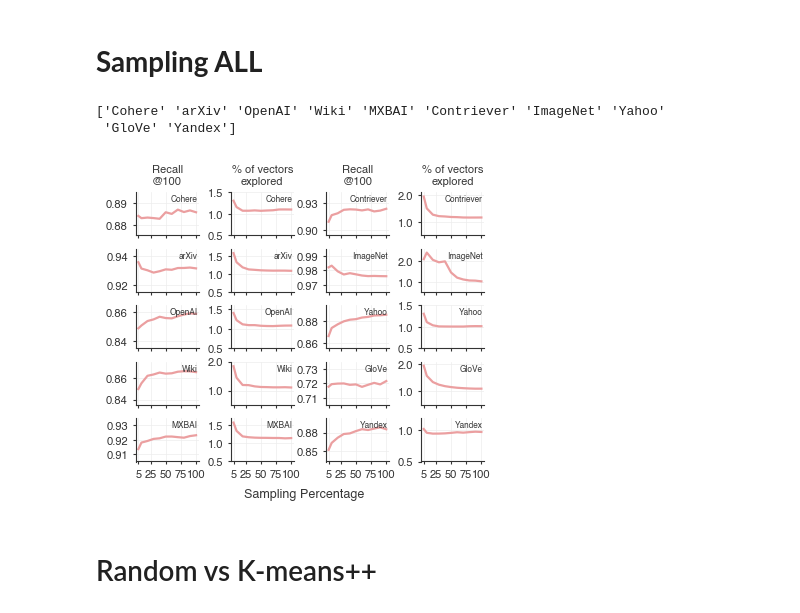
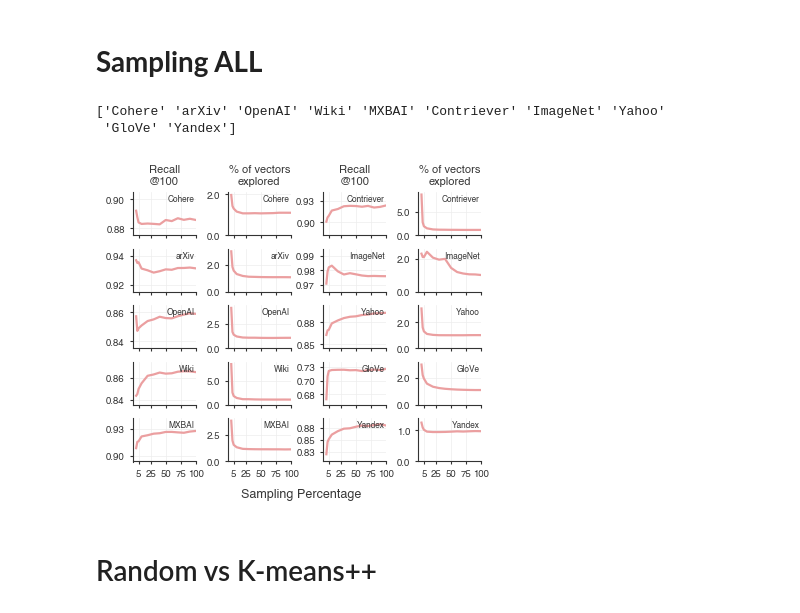
Before and after one commit to lkuffo/SuperKMeans, a Jupyter notebook: benchmarks/results/plotter_sampling.ipynb, the cells around one changed output. Cells and saved outputs as stored; diff of their text form; code cells hidden in the pictures.

```diff
--- a/benchmarks/results/plotter_sampling.ipynb
+++ b/benchmarks/results/plotter_sampling.ipynb
@@ -325,7 +325,7 @@ print(datasets_local)
 for i, dataset in enumerate(datasets_local):
     ax1 = axes[i][0]
     ax2 = axes[i][1]
-    df_dataset = df_to_plot[df_to_plot['dataset'] == dataset]
+    df_dataset = df_to_plot[(df_to_plot['dataset'] == dataset) & (df_to_plot['sampling_fraction'] >= 1) & (~df_to_plot['sampling_fraction'].isin([2, 4]))]
     sns.lineplot(
         data=df_dataset,
         x="sampling_fraction",
@@ -408,49 +408,71 @@ for i, dataset in enumerate(datasets_local):
 
     ax1.tick_params(axis='both', colors=tick_fonts_color)
     ax1.tick_params(axis='both', length=2, color=tick_fonts_color)
     ax2.tick_params(axis='both', colors=tick_fonts_color)
     ax2.tick_params(axis='both', length=2, color=tick_fonts_color)
 
-    if i == 4 or i == 9:
-        ax1.set_xticks([5, 25, 50, 75, 100], labels=['5', '25', '50', '75', '100'])
-        ax2.set_xticks([5, 25, 50, 75, 100], labels=['5', '25', '50', '75', '100'])
-        # ax1.set_xlabel('Sampling Percentage', fontdict={"size": 9}, color=font_color)
-        # ax2.set_xlabel('Sampling Percentage', fontdict={"size": 9}, color=font_color)
-        ax2.set_xlabel('')
-        ax1.set_xlabel('')
+    use_log = False
+
+    if use_log:
+        ax1.set_xscale('log')
+        ax2.set_xscale('log')
+        if i == 4 or i == 9:
+            ax1.set_xticks([0.1, 1, 10, 100], labels=['0.1', '1', '10', '100'])
+            ax2.set_xticks([0.1, 1, 10, 100], labels=['0.1', '1', '10', '100'])
+            # ax1.set_xlabel('Sampling Percentage', fontdict={"size": 9}, color=font_color)
+            # ax2.set_xlabel('Sampling Percentage', fontdict={"size": 9}, color=font_color)
+            ax2.set_xlabel('')
+            ax1.set_xlabel('')
+        else:
+            ax1.set_xticks([0.1, 1, 10, 100], labels=['', '', '', ''])
+            ax2.set_xticks([0.1, 1, 10, 100], labels=['', '', '', ''])
+            ax2.set_xlabel('')
+            ax1.set_xlabel('')
+
+        ax1.set_xlim((0.1, 100))
+        ax2.set_xlim((0.1, 100))
     else:
-        ax1.set_xticks([5, 25, 50, 75, 100], labels=['', '', '', '', ''])
-        ax2.set_xticks([5, 25, 50, 75, 100], labels=['', '', '', '', ''])
-        ax2.set_xlabel('')
-        ax1.set_xlabel('')
+        if i == 4 or i == 9:
+            ax1.set_xticks([5, 25, 50, 75, 100], labels=['5', '25', '50', '75', '100'])
+            ax2.set_xticks([5, 25, 50, 75, 100], labels=['5', '25', '50', '75', '100'])
+            # ax1.set_xlabel('Sampling Percentage', fontdict={"size": 9}, color=font_color)
+            # ax2.set_xlabel('Sampling Percentage', fontdict={"size": 9}, color=font_color)
+            ax2.set_xlabel('')
+            ax1.set_xlabel('')
+        else:
+            ax1.set_xticks([5, 25, 50, 75, 100], labels=['', '', '', '', ''])
+            ax2.set_xticks([5, 25, 50, 75, 100], labels=['', '', '', '', ''])
+            ax2.set_xlabel('')
+            ax1.set_xlabel('')
+        ax1.set_xlim((-5.0, 100))
+        ax2.set_xlim((-5.0, 100))
 
-    ax2.tick_params(axis='both', labelsize=8)
-    ax1.tick_params(axis='both', labelsize=8)
+    ax2.tick_params(axis='both', labelsize=7)
+    ax1.tick_params(axis='both', labelsize=7)
     ax1.yaxis.set_major_formatter(FormatStrFormatter('%.2f'))
     ax2.yaxis.set_major_formatter(FormatStrFormatter('%.1f'))
 
     y_low, y_up = ax1.get_ylim()
     ax1.set_ylim((floor_2(y_low) - 0.005, ceil_2(y_up) + 0.005))
 
     y2_low, y2_up = ax2.get_ylim()
     ax2.set_ylim((floor_1(y2_low) - 0.005, ceil_1(y2_up) + 0.005))
-    ax2.set_ylim((0.5, ceil_1(y2_up) + 0.1))
+    ax2.set_ylim((0.0, ceil_1(y2_up) + 0.1))
 
-    # ax1.set_xscale('log')
 
     # ax1.set_ylim((0.70, 1.0))
 
     # ax1.set_title(f'{dataset}', fontdict={"size": 9}, color=font_color)
     ax1.text(0.98, 0.95, f'{dataset}', transform=ax1.transAxes, ha="right", va="top", fontdict={"size": 6}, color=font_color)
     ax2.text(0.98, 0.95, f'{dataset}', transform=ax2.transAxes, ha="right", va="top", fontdict={"size": 6}, color=font_color)
 
 fig.supxlabel('Sampling Percentage', x=0.5, y=0.00, fontsize=9, color=font_color)
 
 plt.savefig(f'../plotter/paper_plots/sampling_large.png', format='png', dpi=600, bbox_inches='tight')
 # %% [output]
 ['Cohere' 'arXiv' 'OpenAI' 'Wiki' 'MXBAI' 'Contriever' 'ImageNet' 'Yahoo'
  'GloVe' 'Yandex']
-[figure, old version]
+[figure, new version]
 # %% [markdown]
 # Random vs K-means++
 # %%
```
Also changed, not shown: parts of 1 cell of this notebook, 4 other files.
